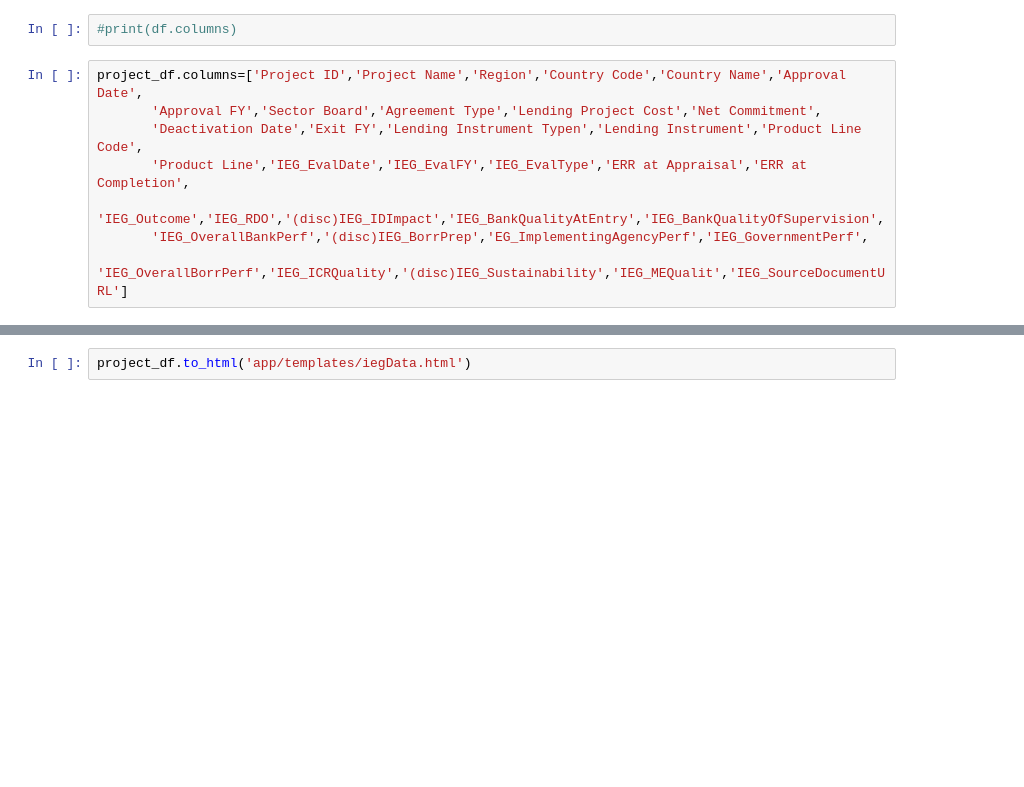
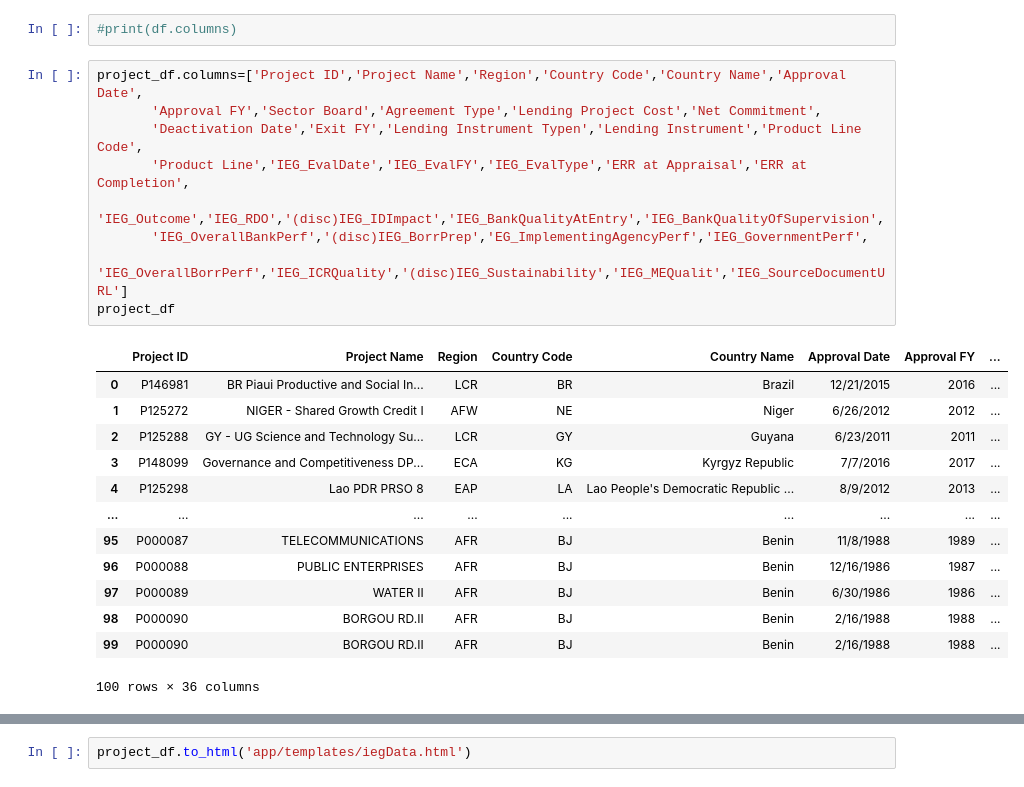
Before and after one commit to DataBootcamp-Project2-WorldBank/project2, a Jupyter notebook: scrape_ieg.ipynb, the cells around one changed output, grey strips where cells are left out. Saved outputs shown, nothing was run; the diff lists cells and outputs as text; blank space fills up the shorter version.

```diff
--- a/scrape_ieg.ipynb
+++ b/scrape_ieg.ipynb
@@ -57,11 +65,26 @@ project_df = pd.DataFrame(data=all_rows,columns=headings)
 # %%
 project_df.columns=['Project ID','Project Name','Region','Country Code','Country Name','Approval Date',
        'Approval FY','Sector Board','Agreement Type','Lending Project Cost','Net Commitment',
        'Deactivation Date','Exit FY','Lending Instrument Typen','Lending Instrument','Product Line Code',
        'Product Line','IEG_EvalDate','IEG_EvalFY','IEG_EvalType','ERR at Appraisal','ERR at Completion',
        'IEG_Outcome','IEG_RDO','(disc)IEG_IDImpact','IEG_BankQualityAtEntry','IEG_BankQualityOfSupervision',
        'IEG_OverallBankPerf','(disc)IEG_BorrPrep','EG_ImplementingAgencyPerf','IEG_GovernmentPerf',
        'IEG_OverallBorrPerf','IEG_ICRQuality','(disc)IEG_Sustainability','IEG_MEQualit','IEG_SourceDocumentURL']
+project_df
+# %% [output]
+|  | Project ID | Project Name | Region | Country Code | Country Name | Approval Date | Approval FY | ... |
+| 0 | P146981 | BR Piaui Productive and Social In... | LCR | BR | Brazil | 12/21/2015 | 2016 | ... |
+| 1 | P125272 | NIGER - Shared Growth Credit I | AFW | NE | Niger | 6/26/2012 | 2012 | ... |
+| 2 | P125288 | GY - UG Science and Technology Su... | LCR | GY | Guyana | 6/23/2011 | 2011 | ... |
+| 3 | P148099 | Governance and Competitiveness DP... | ECA | KG | Kyrgyz Republic | 7/7/2016 | 2017 | ... |
+| 4 | P125298 | Lao PDR PRSO 8 | EAP | LA | Lao People's Democratic Republic ... | 8/9/2012 | 2013 | ... |
+| ... | ... | ... | ... | ... | ... | ... | ... | ... |
+| 95 | P000087 | TELECOMMUNICATIONS | AFR | BJ | Benin | 11/8/1988 | 1989 | ... |
+| 96 | P000088 | PUBLIC ENTERPRISES | AFR | BJ | Benin | 12/16/1986 | 1987 | ... |
+| 97 | P000089 | WATER II | AFR | BJ | Benin | 6/30/1986 | 1986 | ... |
+| 98 | P000090 | BORGOU RD.II | AFR | BJ | Benin | 2/16/1988 | 1988 | ... |
+| 99 | P000090 | BORGOU RD.II | AFR | BJ | Benin | 2/16/1988 | 1988 | ... |
+100 rows × 36 columns
 # %%
 project_df=project_df.loc[:,['Project ID','Project Name','Region','Country Code','Country Name','Approval Date',
        'Approval FY','Sector Board','Lending Project Cost','Net Commitment',
```
Also changed, not shown: parts of 12 cells of this notebook, 8 other files.
